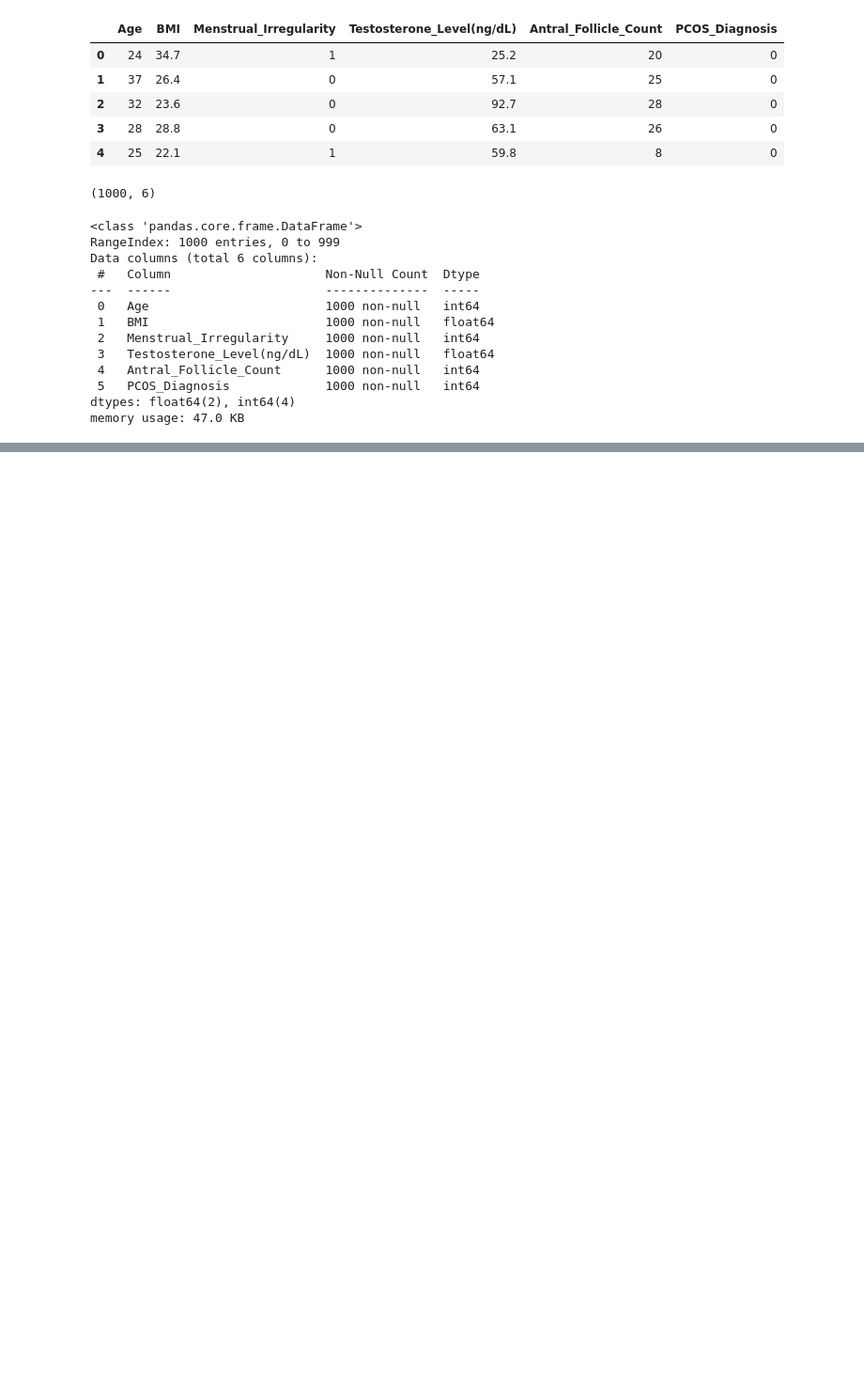
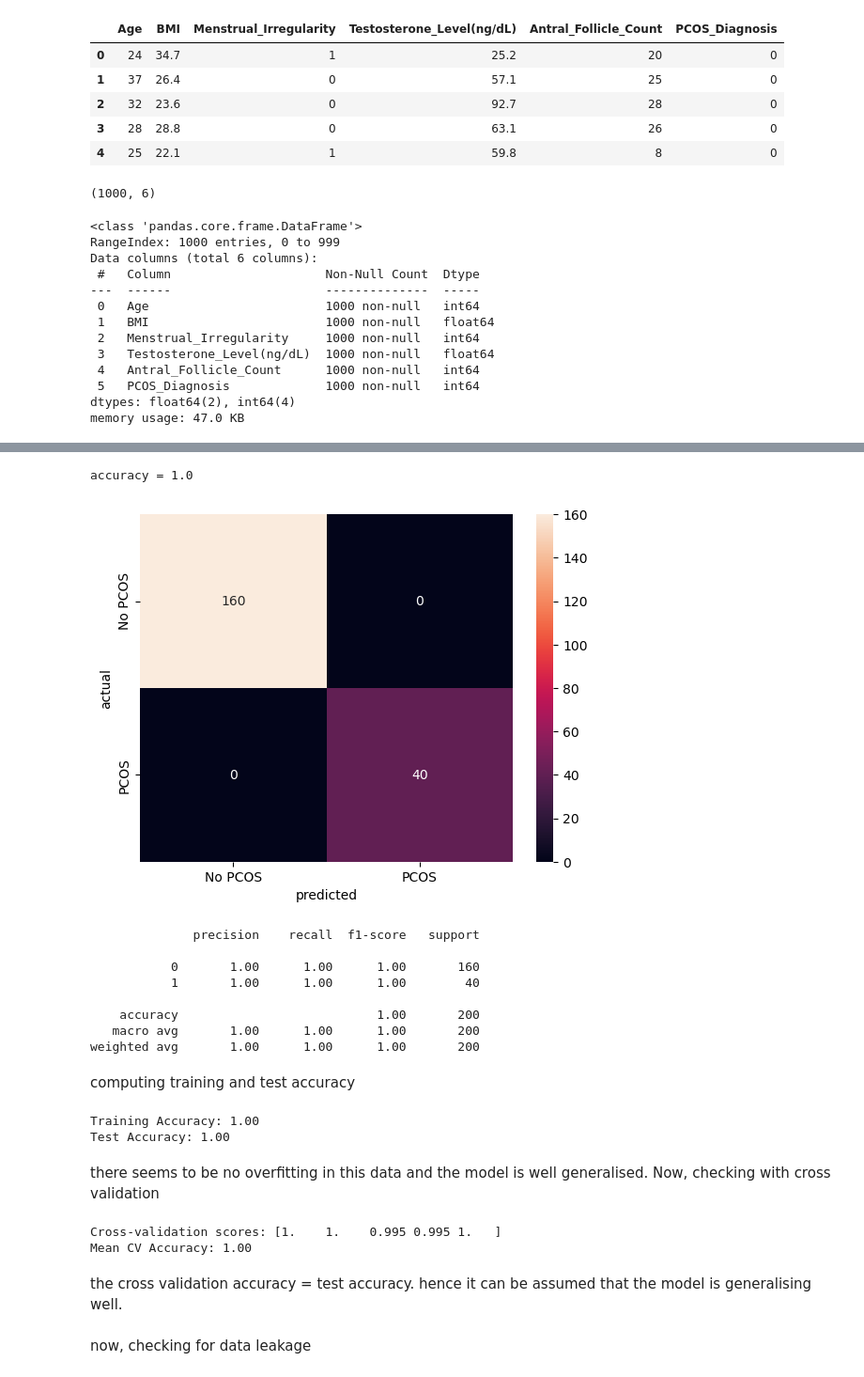
Before and after one commit to bhavyeah/pcos_diagnosis, a Jupyter notebook: pcos.ipynb, the cells around one changed output, grey strips where cells are left out. Shown at 94% size. Drawn from its saved outputs; the diff is of its cells as text; code cells hidden in the pictures; blank space fills up the shorter version.

```diff
--- a/pcos.ipynb
+++ b/pcos.ipynb
@@ -54,0 +119,65 @@ df.to_csv('cleaned_pcos.csv', index=True)
+# %%
+# initializing the model
+rf_model = RandomForestClassifier(n_estimators=100, random_state=42)
+
+# training the random forest model
+rf_model.fit(X_train, y_train)
+
+# making predictions
+y_pred = rf_model.predict(X_test)
+# %%
+# evaluating model performance
+# calculating accuracy
+accuracy = accuracy_score(y_test, y_pred)
+print(f"accuracy = {accuracy}")
+
+# plotting confusion matrix
+conf_matrix = confusion_matrix(y_test, y_pred)
+sns.heatmap(conf_matrix, annot=True, fmt = 'd', xticklabels = ['No PCOS','PCOS'], yticklabels = ['No PCOS','PCOS'])
+# fmt displays integer values (whole numbers) inside the heatmap.
+plt.xlabel("predicted")
+plt.ylabel("actual")
+plt.show()
+
+#classification report
+print(classification_report(y_test, y_pred))
+# %% [output]
+accuracy = 1.0
+[figure, added]
+              precision    recall  f1-score   support
+
+           0       1.00      1.00      1.00       160
+           1       1.00      1.00      1.00        40
+
+    accuracy                           1.00       200
+   macro avg       1.00      1.00      1.00       200
+weighted avg       1.00      1.00      1.00       200
+# %% [markdown]
+computing training and test accuracy
+# %%
+# Training accuracy
+train_accuracy = accuracy_score(y_train, rf_model.predict(X_train))
+print(f"Training Accuracy: {train_accuracy:.2f}")
+
+# Test accuracy
+test_accuracy = accuracy_score(y_test, y_pred)
+print(f"Test Accuracy: {test_accuracy:.2f}")
+# %% [output]
+Training Accuracy: 1.00
+Test Accuracy: 1.00
+# %% [markdown]
+there seems to be no overfitting in this data and the model is well generalised.
+Now, checking with cross validation
+# %%
+from sklearn.model_selection import cross_val_score
+
+cv_scores = cross_val_score(rf_model, X, y, cv=5)  # 5-fold cross-validation
+print(f"Cross-validation scores: {cv_scores}")
+print(f"Mean CV Accuracy: {cv_scores.mean():.2f}")
+# %% [output]
+Cross-validation scores: [1.    1.    0.995 0.995 1.   ]
+Mean CV Accuracy: 1.00
+# %% [markdown]
+the cross validation accuracy = test accuracy. hence it can be assumed that the model is generalising well.
+# %% [markdown]
+now, checking for data leakage
```
Also changed, not shown: parts of 27 cells of this notebook.
